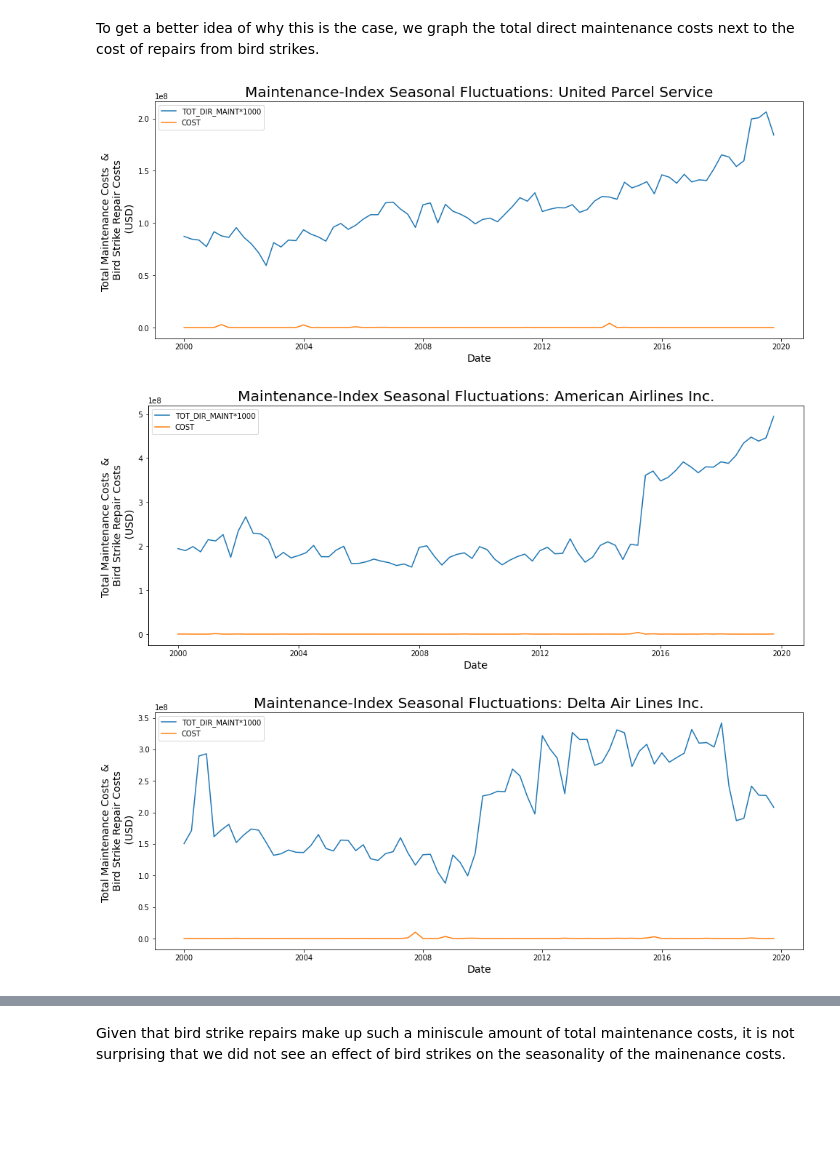
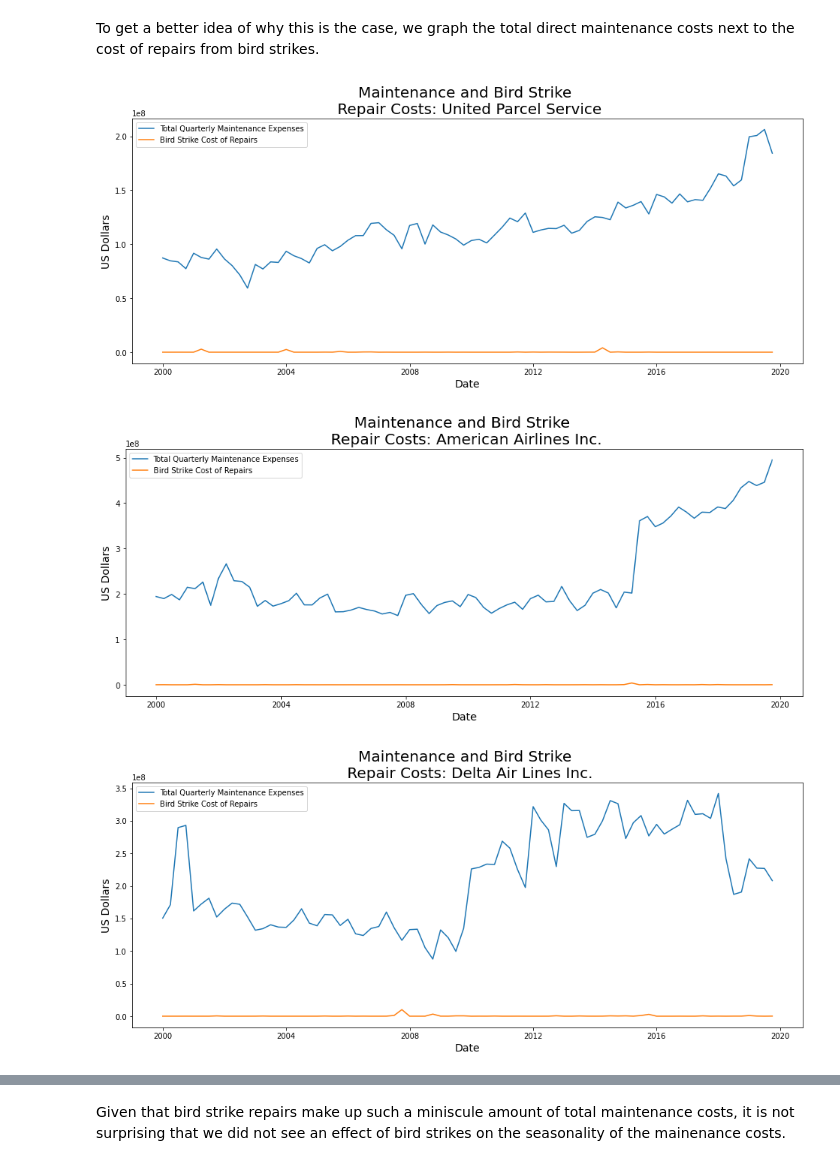
Before and after one commit to jsemonse/bird-strikes, a Jupyter notebook: Maintenance_Expenses_3.ipynb, the cells around one changed output, grey strips where cells are left out. Saved outputs shown, nothing was run; the diff lists cells and outputs as text; code cells hidden in the pictures; blank space fills up the shorter version.

```diff
--- a/Maintenance_Expenses_3.ipynb
+++ b/Maintenance_Expenses_3.ipynb
@@ -335,13 +335,16 @@ def make_lag_df(df,feature,lag):
 for code in IATA:
     plt.figure(figsize=(16,6))
 
-    plt.plot(expenses_dict[code].DATE, expenses_dict[code].MAINT_SEAS_VAR)
-    plt.plot(expenses_dict[code].DATE, make_lag_df(expenses_dict[code], 'MAINT_SEAS_VAR', 4).MAINT_SEAS_VAR_lag)
+    plt.plot(expenses_dict[code].DATE, expenses_dict[code].MAINT_SEAS_VAR, label='Maintenance Expenses per Flight Hour - 7 Quarter Moving Average')
+    plt.plot(expenses_dict[code].DATE, make_lag_df(expenses_dict[code], 'MAINT_SEAS_VAR', 4).MAINT_SEAS_VAR_lag, label='4 Quarter Lag')
 
     plt.xlabel("Date", fontsize = 14)
-    plt.ylabel("ADJ_MAINT - Moving Avergage of ADJ_MAINT \n [MAINT_SEAS_VAR] (USD/flight-hr)", fontsize = 14)
-    plt.title('Maintenance-Index Seasonal Fluctuations: ' + expenses_dict[code].AIRLINE.iloc[0],
+    plt.ylabel("US Dollars per flight-hour", fontsize = 14)
+    plt.title('Maintenance-Index Seasonal \n Fluctuations: ' + expenses_dict[code].AIRLINE.iloc[0],
               fontsize = 20)
 
+    plt.legend(fontsize=14)
+    plt.legend()
+
     plt.show()
 # %% [output]
@@ -429,20 +432,20 @@ To get a better idea of why this is the case, we graph the total direct maintena
 # %%
 for code in IATA:
     plt.figure(figsize=(16,6))
 
-    plt.plot(expenses_dict[code].DATE, expenses_dict[code].TOT_DIR_MAINT*1000, label='TOT_DIR_MAINT*1000')
-    plt.plot(expenses_dict[code].DATE, expenses_dict[code].COST, label='COST')
+    plt.plot(expenses_dict[code].DATE, expenses_dict[code].TOT_DIR_MAINT*1000, label='Total Quarterly Maintenance Expenses')
+    plt.plot(expenses_dict[code].DATE, expenses_dict[code].COST, label='Bird Strike Cost of Repairs')
 
     plt.xlabel("Date", fontsize = 14)
-    plt.ylabel("Total Maintenance Costs  & \n Bird Strike Repair Costs \n (USD)", fontsize = 14)
-    plt.title('Maintenance-Index Seasonal Fluctuations: ' + expenses_dict[code].AIRLINE.iloc[0],
+    plt.ylabel("US Dollars", fontsize = 14)
+    plt.title('Maintenance and Bird Strike \n Repair Costs: ' + expenses_dict[code].AIRLINE.iloc[0],
               fontsize = 20)
 
     plt.legend(fontsize=14)
     plt.legend()
 
     plt.show()
 # %% [output]
-[figure, old version]
+[figure, new version]
-[figure, old version]
+[figure, new version]
-[figure, old version]
+[figure, new version]
```
Also changed, not shown: parts of 3 cells of this notebook, 1 other file.
